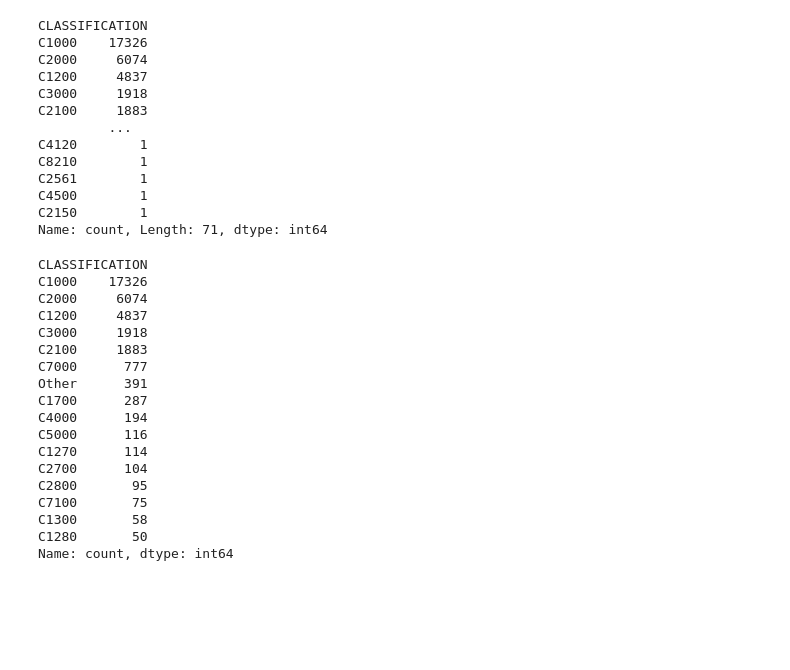
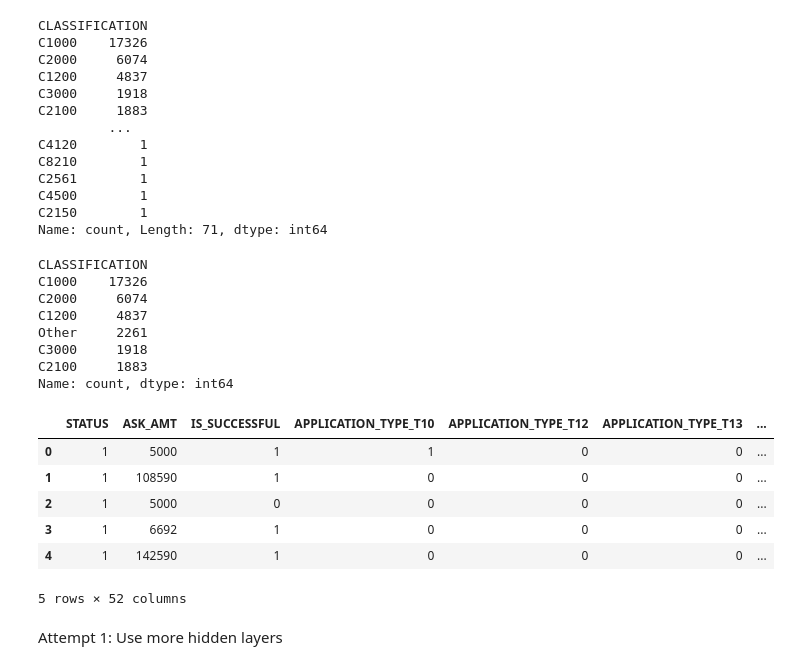
Before and after one commit to lizabethnt/deep-learning-challenge, a Jupyter notebook: AlphabetSoupCharity_Optimization.ipynb, the cells around one changed output. Cells and saved outputs as stored; diff of their text form; code cells hidden in the pictures; blank space fills up the shorter version.

```diff
--- a/AlphabetSoupCharity_Optimization.ipynb
+++ b/AlphabetSoupCharity_Optimization.ipynb
@@ -129,10 +68,10 @@ C4500        1
 C2150        1
 Name: count, Length: 71, dtype: int64
 # %%
-# Choose a cutoff value and create a list of classifications to be replaced
+# Choose a cutoff value and create a list of classifications to be replaced...Choosing 1000
 #choosing a different value of 2000 for optimization, compared to initial attempt in funding_decision.ipynb
 # use the variable name `classifications_to_replace`
-classifications_to_replace = list(classification_counts[classification_counts < 50].index)
+classifications_to_replace = list(classification_counts[classification_counts < 1000].index)
 
 # Replace in dataframe
 for cls in classifications_to_replace:
@@ -145,17 +84,20 @@ CLASSIFICATION
 C1000    17326
 C2000     6074
 C1200     4837
+Other     2261
 C3000     1918
 C2100     1883
-C7000      777
-Other      391
-C1700      287
-C4000      194
-C5000      116
-C1270      114
-C2700      104
-C2800       95
-C7100       75
-C1300       58
-C1280       50
 Name: count, dtype: int64
+# %%
+# Convert categorical data to numeric with `pd.get_dummies`
+columns_to_encode = ['APPLICATION_TYPE',	'AFFILIATION', 'CLASSIFICATION', 'INCOME_AMT', 'USE_CASE', 'ORGANIZATION', 'SPECIAL_CONSIDERATIONS']
+app_dummies = pd.get_dummies(application_df, columns=columns_to_encode, dtype=int)
+app_dummies.head()
+# %% [output]
+|  | STATUS | ASK_AMT | IS_SUCCESSFUL | APPLICATION_TYPE_T10 | APPLICATION_TYPE_T12 | APPLICATION_TYPE_T13 | ... |
+| 0 | 1 | 5000 | 1 | 1 | 0 | 0 | ... |
+| 1 | 1 | 108590 | 1 | 0 | 0 | 0 | ... |
+| 2 | 1 | 5000 | 0 | 0 | 0 | 0 | ... |
+| 3 | 1 | 6692 | 1 | 0 | 0 | 0 | ... |
+| 4 | 1 | 142590 | 1 | 0 | 0 | 0 | ... |
+5 rows × 52 columns
@@ -161,0 +121,2 @@ Name: count, dtype: int64
+# %% [markdown]
+Attempt 1: Use more hidden layers
```
Also changed, not shown: parts of 29 cells of this notebook, 5 other files.
